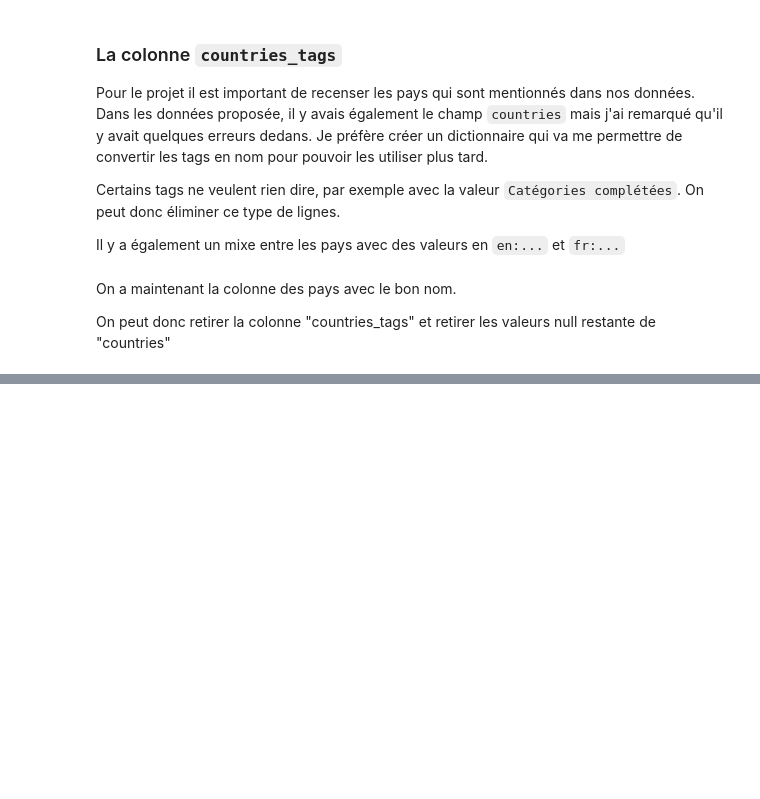
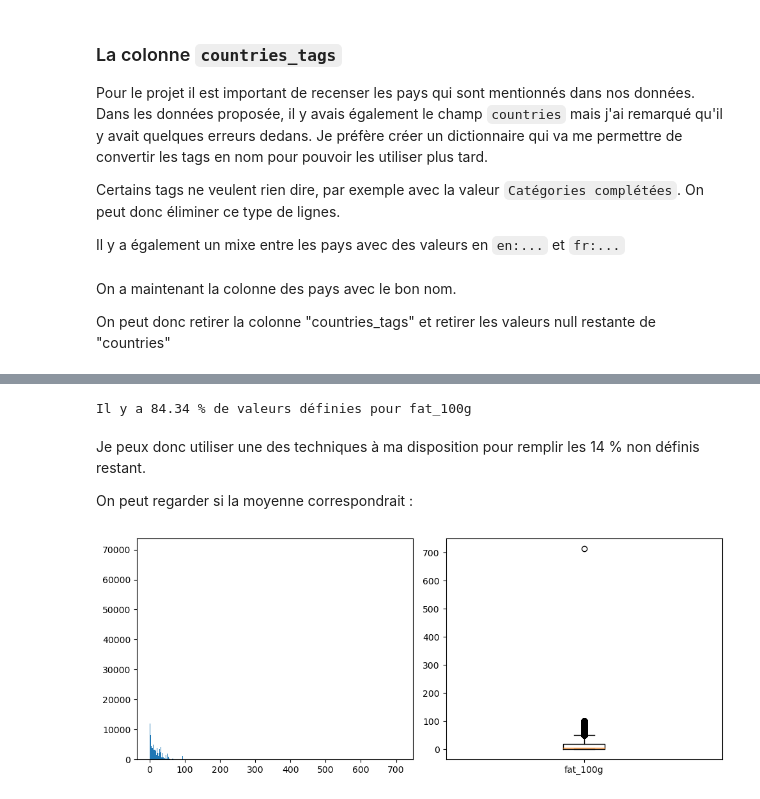
Before and after one commit to AlanBlanchet/SantePubliqueFrance, a Jupyter notebook: nettoyage.ipynb, the cells around one changed output, grey strips where cells are left out. Drawn from its saved outputs; the diff is of its cells as text; code cells hidden in the pictures; blank space fills up the shorter version.

```diff
--- a/main.ipynb
+++ b/nettoyage.ipynb
@@ -19,6 +19,11 @@ data = pd.read_csv("fr.openfoodfacts.org.products.csv", sep="\t")
 # %% [markdown]
 ### Analyse quantitative des données
 # %%
+# On peut déjà définir une fonction qui nous permettra plus tard d'identifier le pourcentage de Nulls pour une colonne
+def nulls_percentage(data, col):
+    c = data.loc[data[col].notna(), col]
+    return (len(c) / data.shape[0]) * 100, c
+
 # On lis les valeurs non definies
 missing = data.isna()
 # On les compte et on créer un nouveau DataFrame
@@ -70,7 +75,8 @@ data = data.filter([
     "countries_tags",
     "image_url",
     "image_small_url",
-    "nutrition-score-fr_100g"
+    "nutrition-score-fr_100g",
+    "additives_n"
     ], axis=1)
 
 missing_ratio = pd.DataFrame(data.isna().sum(), columns=['nb_manquants']).sum() / data.size
@@ -197,0 +211,18 @@ KeyError: 'nutriscore'
+# %%
+t,fat_100g = nulls_percentage(data, "fat_100g")
+print(f"Il y a {t:.2f} % de valeurs définies pour fat_100g")
+# %% [output]
+Il y a 84.34 % de valeurs définies pour fat_100g
+# %% [markdown]
+Je peux donc utiliser une des techniques à ma disposition pour remplir les 14 % non définis restant.
+
+On peut regarder si la moyenne correspondrait :
+# %%
+
+bins = range(int(fat_100g.max()))
+fig, axs = plt.subplots(1, 2, tight_layout=True, figsize=(10,4))
+axs[0].hist(fat_100g, bins=bins)
+axs[1].boxplot(fat_100g, labels=["fat_100g"])
+plt.show()
+# %% [output]
+[figure, added]
```
Also changed, not shown: parts of 5 cells of this notebook, 3 other files.
